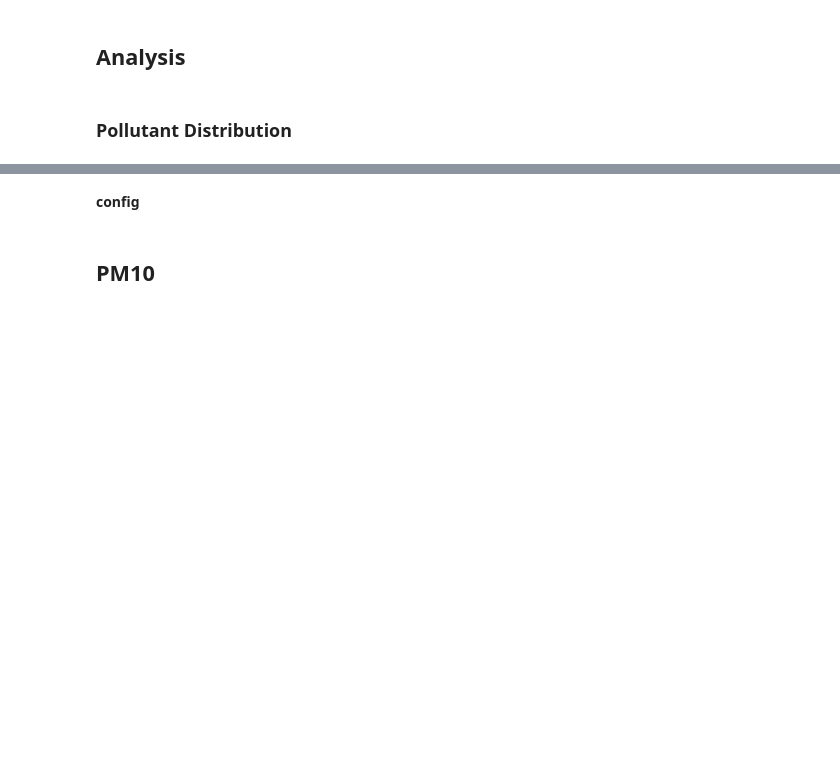
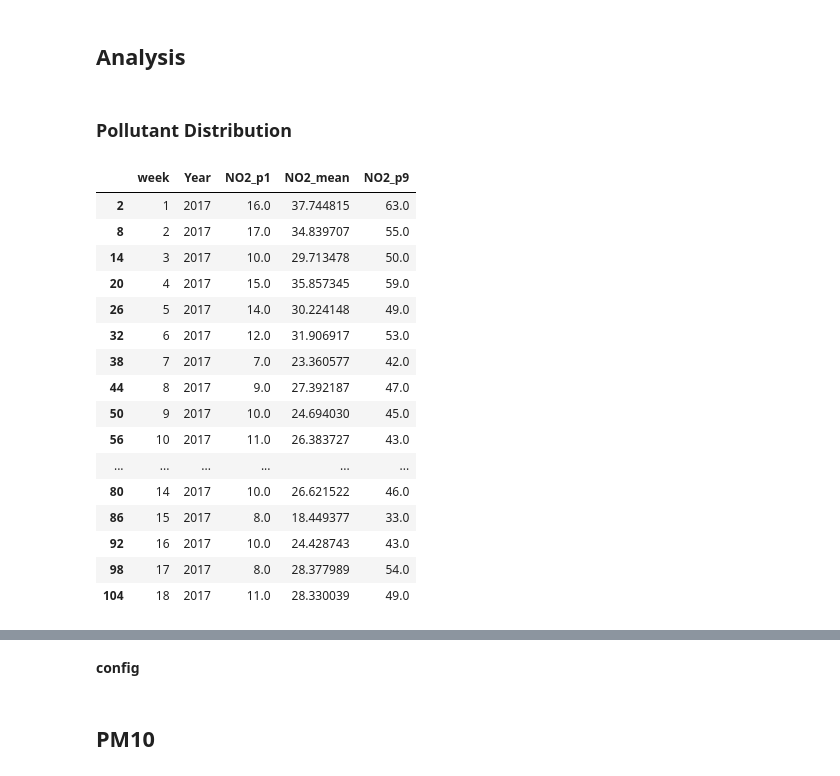
Before and after one commit to DanielBustillos/pollution_COVID_CDMX, a Jupyter notebook: plots_comparation_levels.ipynb, the cells around one changed output, grey strips where cells are left out. Saved outputs shown, nothing was run; the diff lists cells and outputs as text; code cells hidden in the pictures; blank space fills up the shorter version.

```diff
--- a/plots_comparation_levels.ipynb
+++ b/plots_comparation_levels.ipynb
@@ -135,6 +137,26 @@ df_pm25 = data_agg(df=df_append, contaminante = "PM2.5", filter_week= 18)
 df_O3 = data_agg(df=df_append, contaminante = "O3", filter_week= 18)
 df_NO2 = data_agg(df=df_append, contaminante = "NO2", filter_week= 18)
 df_tmp = data_agg(df=df_append, contaminante = "TMP", filter_week= 18)
+# %%
+df_NO2[df_NO2['Year']==2017]
+# %% [output]
+|  | week | Year | NO2_p1 | NO2_mean | NO2_p9 |
+| 2 | 1 | 2017 | 16.0 | 37.744815 | 63.0 |
+| 8 | 2 | 2017 | 17.0 | 34.839707 | 55.0 |
+| 14 | 3 | 2017 | 10.0 | 29.713478 | 50.0 |
+| 20 | 4 | 2017 | 15.0 | 35.857345 | 59.0 |
+| 26 | 5 | 2017 | 14.0 | 30.224148 | 49.0 |
+| 32 | 6 | 2017 | 12.0 | 31.906917 | 53.0 |
+| 38 | 7 | 2017 | 7.0 | 23.360577 | 42.0 |
+| 44 | 8 | 2017 | 9.0 | 27.392187 | 47.0 |
+| 50 | 9 | 2017 | 10.0 | 24.694030 | 45.0 |
+| 56 | 10 | 2017 | 11.0 | 26.383727 | 43.0 |
+| ... | ... | ... | ... | ... | ... |
+| 80 | 14 | 2017 | 10.0 | 26.621522 | 46.0 |
+| 86 | 15 | 2017 | 8.0 | 18.449377 | 33.0 |
+| 92 | 16 | 2017 | 10.0 | 24.428743 | 43.0 |
+| 98 | 17 | 2017 | 8.0 | 28.377989 | 54.0 |
+| 104 | 18 | 2017 | 11.0 | 28.330039 | 49.0 |
 # %%
 df_NO2.sample(2)
 # %% [output]
```
Also changed, not shown: parts of 10 cells of this notebook, 9 other files.
